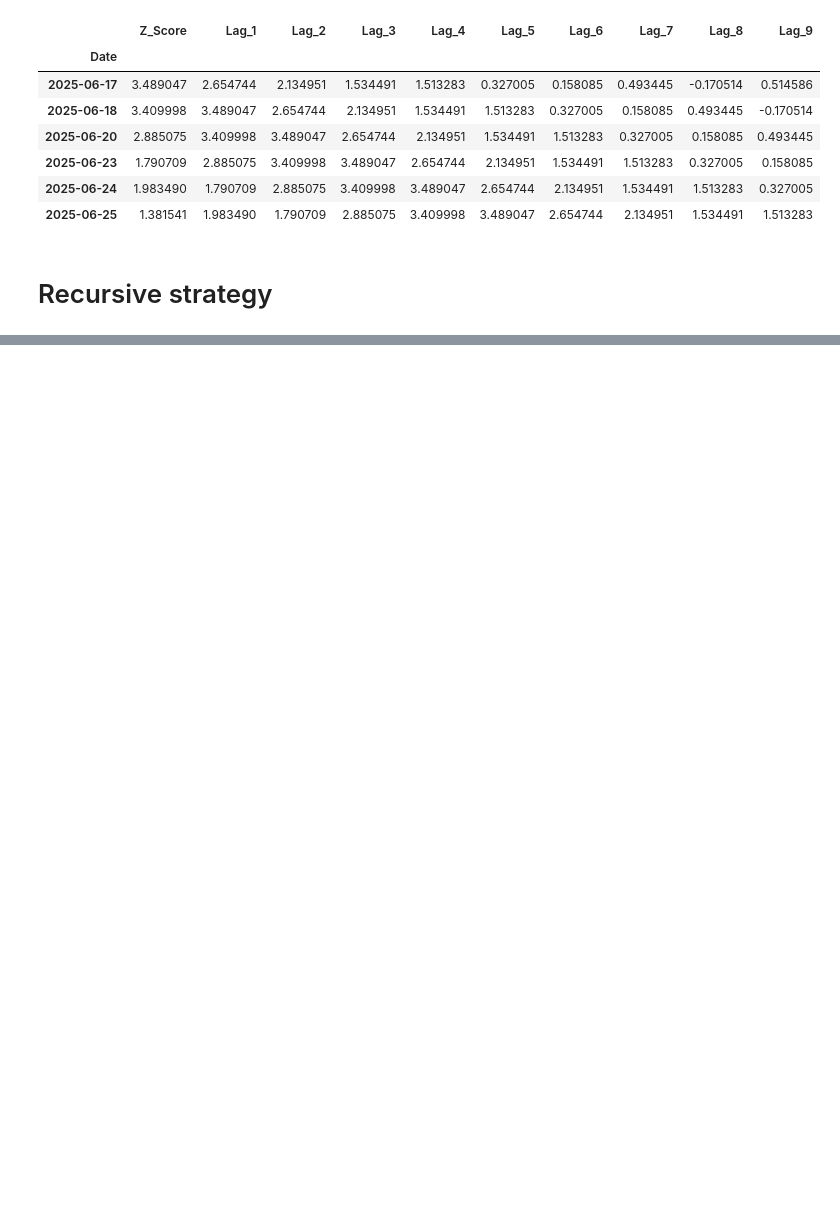
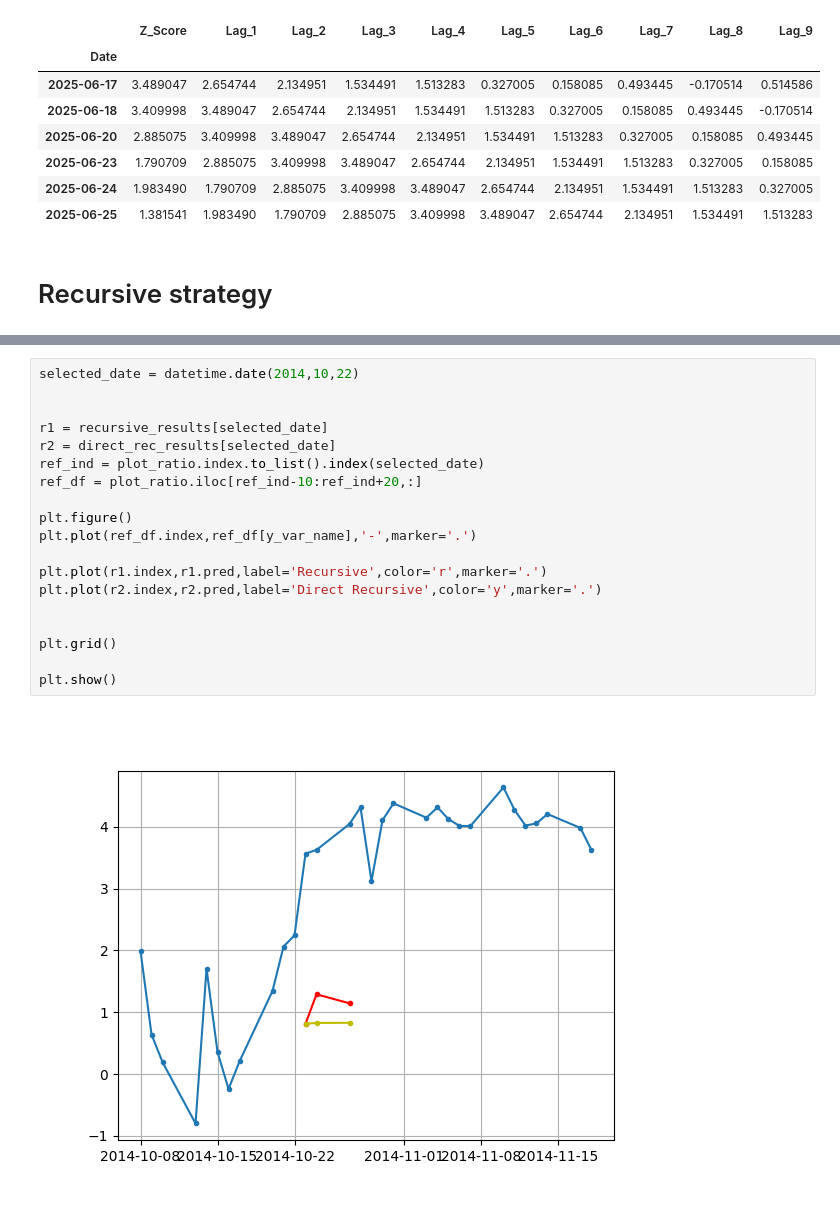
Before and after one commit to always-keep-trying/options_trading, a Jupyter notebook: src/notebooks/predict.ipynb, the cells around one changed output, grey strips where cells are left out. Drawn from its saved outputs; the diff is of its cells as text; blank space fills up the shorter version.

```diff
--- a/src/notebooks/predict.ipynb
+++ b/src/notebooks/predict.ipynb
@@ -142,0 +224,21 @@ plt.show()
+# %%
+selected_date = datetime.date(2014,10,22)
+
+
+r1 = recursive_results[selected_date]
+r2 = direct_rec_results[selected_date]
+ref_ind = plot_ratio.index.to_list().index(selected_date)
+ref_df = plot_ratio.iloc[ref_ind-10:ref_ind+20,:]
+
+plt.figure()
+plt.plot(ref_df.index,ref_df[y_var_name],'-',marker='.')
+
+plt.plot(r1.index,r1.pred,label='Recursive',color='r',marker='.')
+plt.plot(r2.index,r2.pred,label='Direct Recursive',color='y',marker='.')
+
+
+plt.grid()
+
+plt.show()
+# %% [output]
+[figure, added]
```
Also changed, not shown: parts of 19 cells of this notebook, 1 other file.
